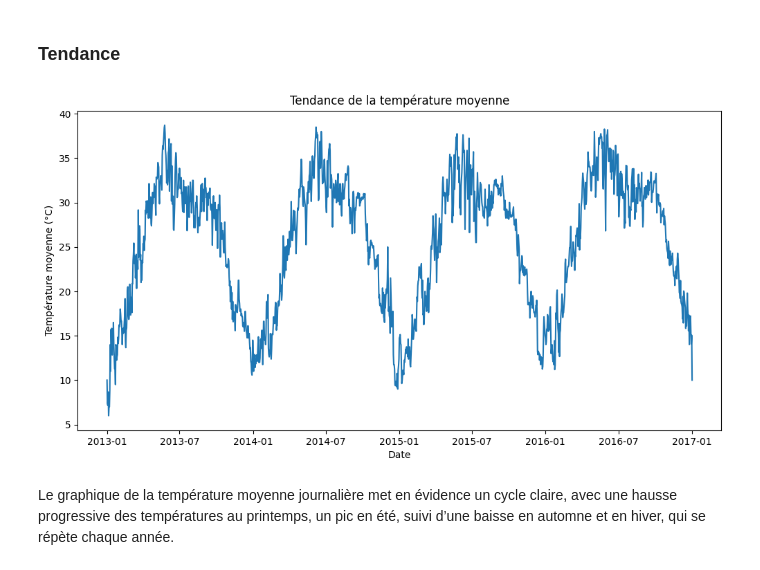
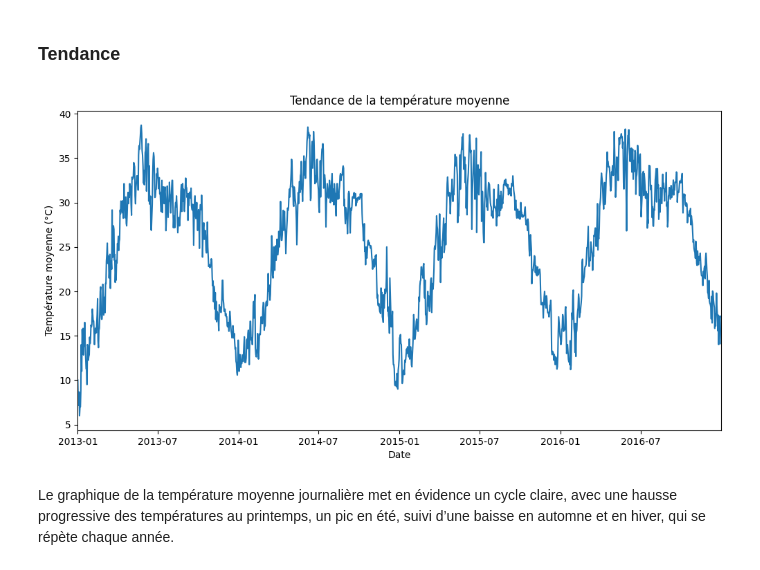
Before and after one commit to Stickplick98/daily-climate-time-series-machine-learning, a Jupyter notebook: notebooks/01_chargement_et_exploration_des_donnees.ipynb, the cells around one changed output. Cells and saved outputs as stored; diff of their text form; code cells hidden in the pictures.

```diff
--- a/notebooks/01_chargement_et_exploration_des_donnees.ipynb
+++ b/notebooks/01_chargement_et_exploration_des_donnees.ipynb
@@ -70,3 +132,10 @@ Nous nous intéresserons ici seulement à la colonne `meantemp`, qui représente
+# %%
+train_df = pd.read_csv(train_path)
+test_df = pd.read_csv(test_path)
+
+global_df = pd.concat([train_df, test_df], ignore_index=True)
+
+global_df.to_csv("../data/GlobalDataSet.csv", index=False)
 # %% [markdown]
 ### Valeurs manquantes
 
@@ -100,9 +232,9 @@ Les températures varient entre 6°C et 38,71°C, ce qui correspond à des valeu
 # %% [markdown]
 ### Fréquence des données
 # %%
-train_df["date"] = pd.to_datetime(train_df["date"])
+global_df["date"] = pd.to_datetime(global_df["date"])
 
-diffs = train_df["date"].diff()
+diffs = global_df["date"].diff()
 
 print(diffs.value_counts())
 # %% [output]
@@ -116,17 +248,18 @@ Cela signifie que le jeu de données est à **fréquence quotidienne**.
 ### Tendance
 # %%
 import matplotlib.pyplot as plt
+import pandas as pd
 
-train_df["date"] = pd.to_datetime(train_df["date"])
-
-plt.figure(figsize=(12, 6))  # Largeur x Hauteur
-plt.plot(train_df["date"], train_df["meantemp"])
+# Tracer
+plt.figure(figsize=(12, 6))
+plt.plot(global_df["date"], global_df["meantemp"])
 plt.title("Tendance de la température moyenne")
 plt.xlabel("Date")
 plt.ylabel("Température moyenne (°C)")
+plt.xlim(global_df["date"].min(), global_df["date"].max())
 plt.show()
 # %% [output]
-[figure, old version]
+[figure, new version]
 # %% [markdown]
 Le graphique de la température moyenne journalière met en évidence un cycle claire, avec une hausse progressive des températures au printemps, un pic en été, suivi d’une baisse en automne et en hiver, qui se répète chaque année.
 # %% [markdown]
```
Also changed, not shown: parts of 28 cells of this notebook.
